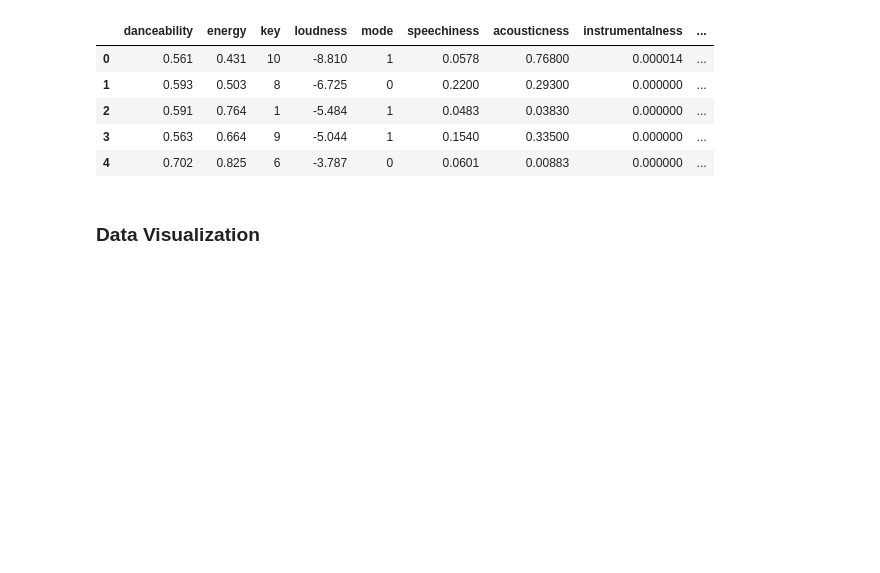
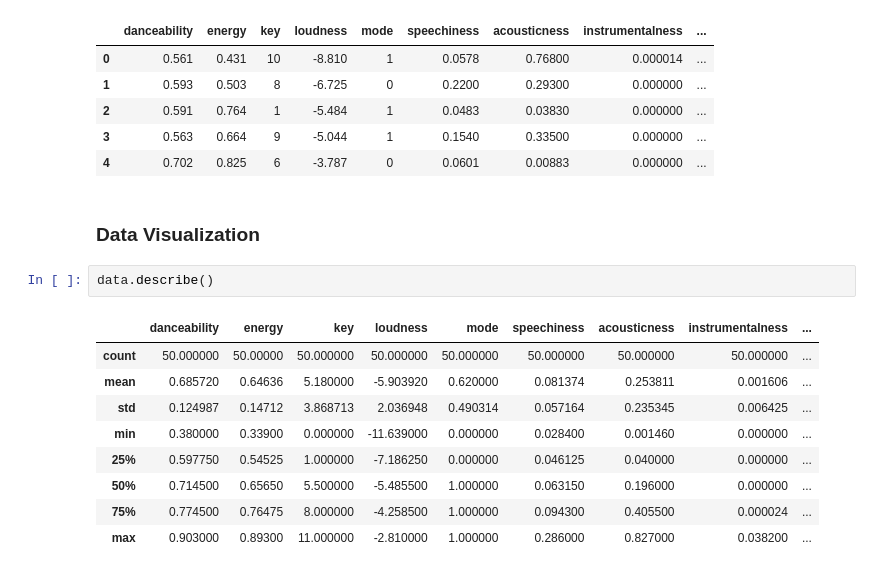
Before and after one commit to lauri-ra/Data-Science-Course-Work, a Jupyter notebook: HT/JodaHT_Spotify.ipynb, the cells around one changed output. Drawn from its saved outputs; the diff is of its cells as text; blank space fills up the shorter version.

```diff
--- a/HT/JodaHT_Spotify.ipynb
+++ b/HT/JodaHT_Spotify.ipynb
@@ -111,6 +113,18 @@ data.head()
 | 4 | 0.702 | 0.825 | 6 | -3.787 | 0 | 0.0601 | 0.00883 | 0.000000 | ... |
 # %% [markdown]
 ### Data Visualization
+# %%
+data.describe()
+# %% [output]
+|  | danceability | energy | key | loudness | mode | speechiness | acousticness | instrumentalness | ... |
+| count | 50.000000 | 50.00000 | 50.000000 | 50.000000 | 50.000000 | 50.000000 | 50.000000 | 50.000000 | ... |
+| mean | 0.685720 | 0.64636 | 5.180000 | -5.903920 | 0.620000 | 0.081374 | 0.253811 | 0.001606 | ... |
+| std | 0.124987 | 0.14712 | 3.868713 | 2.036948 | 0.490314 | 0.057164 | 0.235345 | 0.006425 | ... |
+| min | 0.380000 | 0.33900 | 0.000000 | -11.639000 | 0.000000 | 0.028400 | 0.001460 | 0.000000 | ... |
+| 25% | 0.597750 | 0.54525 | 1.000000 | -7.186250 | 0.000000 | 0.046125 | 0.040000 | 0.000000 | ... |
+| 50% | 0.714500 | 0.65650 | 5.500000 | -5.485500 | 1.000000 | 0.063150 | 0.196000 | 0.000000 | ... |
+| 75% | 0.774500 | 0.76475 | 8.000000 | -4.258500 | 1.000000 | 0.094300 | 0.405500 | 0.000024 | ... |
+| max | 0.903000 | 0.89300 | 11.000000 | -2.810000 | 1.000000 | 0.286000 | 0.827000 | 0.038200 | ... |
 # %%
 plt.figure(figsize=(15,7))
 plt.title("Amount of tracks each artist has", fontsize=25)
```
Also changed, not shown: parts of 5 cells of this notebook, 1 other file.
